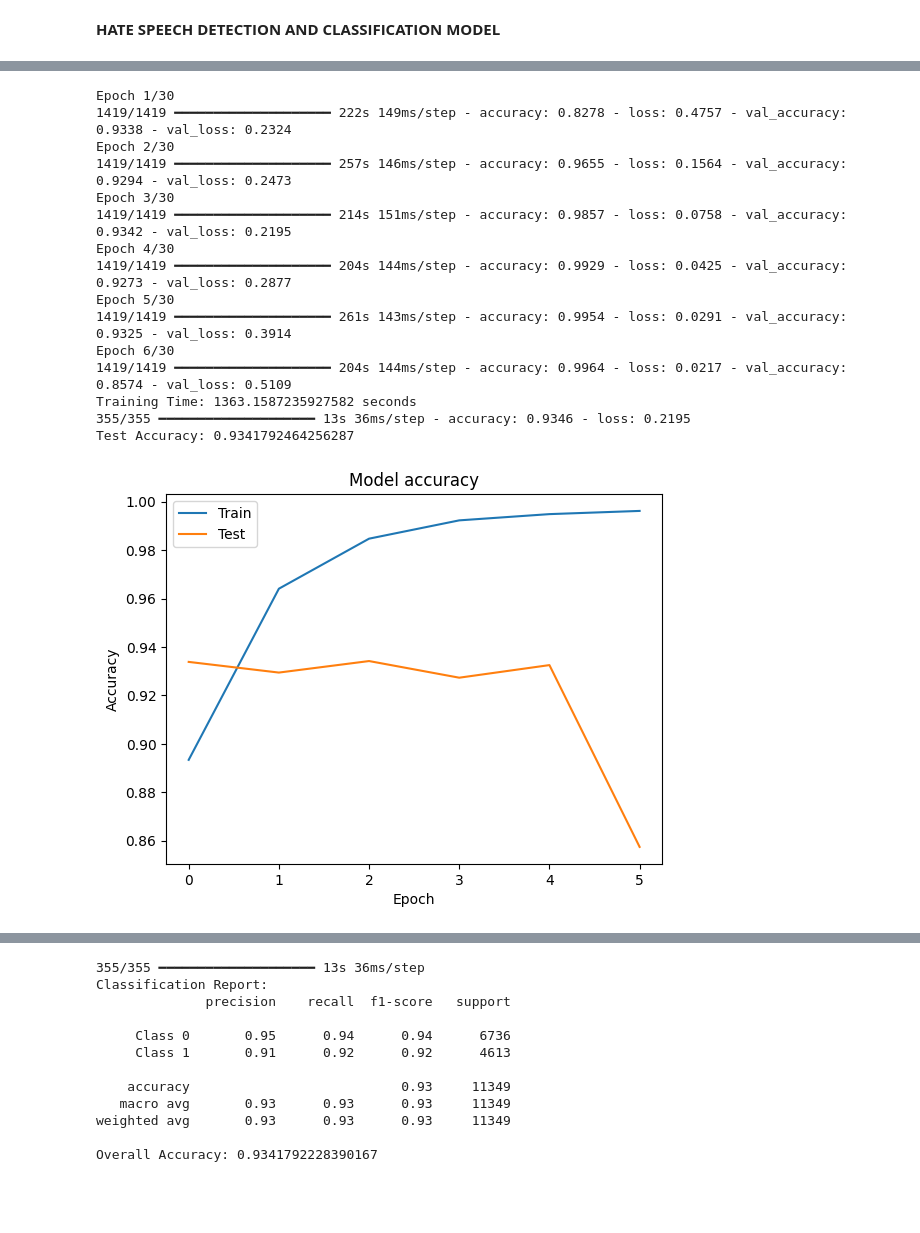
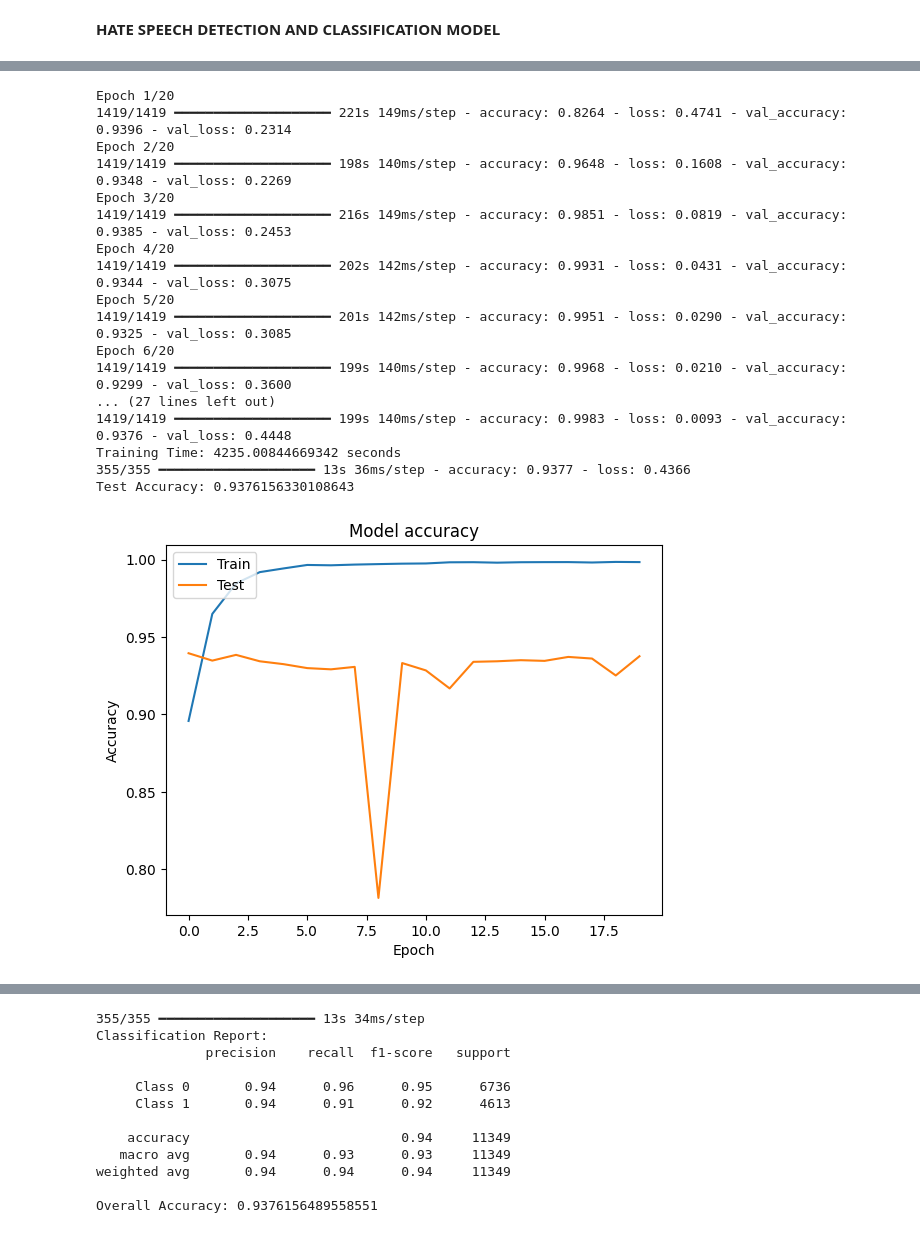
Before and after one commit to shivani-202/hate-speech-detection-and-classification-, a Jupyter notebook: HSD.ipynb, the cells around one changed output, grey strips where cells are left out. Drawn from its saved outputs; the diff is of its cells as text; code cells hidden in the pictures; blank space fills up the shorter version.

```diff
--- a/HSD.ipynb
+++ b/HSD.ipynb
@@ -76,13 +76,19 @@ model.add(Dense(2, activation='softmax', kernel_regularizer=l2(0.001)))
 model.compile(loss='categorical_crossentropy', optimizer=Adam(learning_rate=0.0001), metrics=['accuracy'])
 
 # Early stopping to prevent overfitting
-early_stopping = EarlyStopping(monitor='val_loss', patience=3, restore_best_weights=True)
+# early_stopping = EarlyStopping(monitor='val_loss', patience=3, restore_best_weights=True)
 
 # Measure training time
 start_time = time.time()
 
 # Train the model
-history = model.fit(X_train, y_train, epochs=30, batch_size=32, validation_data=(X_test, y_test), callbacks=[early_stopping])
+history = model.fit(X_train,
+                    y_train,
+                    epochs=20,
+                    batch_size=32,
+                    validation_data=(X_test, y_test),
+                    )
+# callbacks=[early_stopping]
 
 # Calculate time taken
 end_time = time.time()
@@ -97,46 +103,48 @@ print(f'Test Accuracy: {test_acc}')
 plt.plot(history.history['accuracy'])
 plt.plot(history.history['val_accuracy'])
 plt.title('Model accuracy')
 plt.ylabel('Accuracy')
 plt.xlabel('Epoch')
 plt.legend(['Train', 'Test'], loc='upper left')
 plt.show()
 
 # Plot training & validation loss
 plt.plot(history.history['loss'])
 plt.plot(history.history['val_loss'])
 plt.title('Model loss')
 plt.ylabel('Loss')
 plt.xlabel('Epoch')
 plt.legend(['Train', 'Test'], loc='upper left')
 plt.show()
 
 # Predictions for classification report
 y_pred = model.predict(X_test)
 y_pred_classes = tf.argmax(y_pred, axis=1)
 y_test_classes = tf.argmax(y_test, axis=1)
 
 # Generate evaluation metrics
 print("Classification Report:")
 print(classification_report(y_test_classes, y_pred_classes, target_names=['Class 0', 'Class 1']))
 
 # Overall accuracy
 overall_accuracy = accuracy_score(y_test_classes, y_pred_classes)
 print(f"Overall Accuracy: {overall_accuracy}")
 # %% [output]
-Epoch 1/30
-1419/1419 ━━━━━━━━━━━━━━━━━━━━ 222s 149ms/step - accuracy: 0.8278 - loss: 0.4757 - val_accuracy: 0.9338 - val_loss: 0.2324
-Epoch 2/30
-1419/1419 ━━━━━━━━━━━━━━━━━━━━ 257s 146ms/step - accuracy: 0.9655 - loss: 0.1564 - val_accuracy: 0.9294 - val_loss: 0.2473
-Epoch 3/30
-1419/1419 ━━━━━━━━━━━━━━━━━━━━ 214s 151ms/step - accuracy: 0.9857 - loss: 0.0758 - val_accuracy: 0.9342 - val_loss: 0.2195
-Epoch 4/30
-1419/1419 ━━━━━━━━━━━━━━━━━━━━ 204s 144ms/step - accuracy: 0.9929 - loss: 0.0425 - val_accuracy: 0.9273 - val_loss: 0.2877
-Epoch 5/30
-1419/1419 ━━━━━━━━━━━━━━━━━━━━ 261s 143ms/step - accuracy: 0.9954 - loss: 0.0291 - val_accuracy: 0.9325 - val_loss: 0.3914
-Epoch 6/30
-1419/1419 ━━━━━━━━━━━━━━━━━━━━ 204s 144ms/step - accuracy: 0.9964 - loss: 0.0217 - val_accuracy: 0.8574 - val_loss: 0.5109
-Training Time: 1363.1587235927582 seconds
-355/355 ━━━━━━━━━━━━━━━━━━━━ 13s 36ms/step - accuracy: 0.9346 - loss: 0.2195
-Test Accuracy: 0.9341792464256287
+Epoch 1/20
+1419/1419 ━━━━━━━━━━━━━━━━━━━━ 221s 149ms/step - accuracy: 0.8264 - loss: 0.4741 - val_accuracy: 0.9396 - val_loss: 0.2314
+Epoch 2/20
+1419/1419 ━━━━━━━━━━━━━━━━━━━━ 198s 140ms/step - accuracy: 0.9648 - loss: 0.1608 - val_accuracy: 0.9348 - val_loss: 0.2269
+Epoch 3/20
+1419/1419 ━━━━━━━━━━━━━━━━━━━━ 216s 149ms/step - accuracy: 0.9851 - loss: 0.0819 - val_accuracy: 0.9385 - val_loss: 0.2453
+Epoch 4/20
+1419/1419 ━━━━━━━━━━━━━━━━━━━━ 202s 142ms/step - accuracy: 0.9931 - loss: 0.0431 - val_accuracy: 0.9344 - val_loss: 0.3075
+Epoch 5/20
+1419/1419 ━━━━━━━━━━━━━━━━━━━━ 201s 142ms/step - accuracy: 0.9951 - loss: 0.0290 - val_accuracy: 0.9325 - val_loss: 0.3085
+Epoch 6/20
+1419/1419 ━━━━━━━━━━━━━━━━━━━━ 199s 140ms/step - accuracy: 0.9968 - loss: 0.0210 - val_accuracy: 0.9299 - val_loss: 0.3600
+... (27 lines left out)
+1419/1419 ━━━━━━━━━━━━━━━━━━━━ 199s 140ms/step - accuracy: 0.9983 - loss: 0.0093 - val_accuracy: 0.9376 - val_loss: 0.4448
+Training Time: 4235.00844669342 seconds
+355/355 ━━━━━━━━━━━━━━━━━━━━ 13s 36ms/step - accuracy: 0.9377 - loss: 0.4366
+Test Accuracy: 0.9376156330108643
-[figure, old version]
+[figure, new version]
@@ -144,12 +152,12 @@ Test Accuracy: 0.9341792464256287
-355/355 ━━━━━━━━━━━━━━━━━━━━ 13s 36ms/step
+355/355 ━━━━━━━━━━━━━━━━━━━━ 13s 34ms/step
 Classification Report:
               precision    recall  f1-score   support
 
-     Class 0       0.95      0.94      0.94      6736
-     Class 1       0.91      0.92      0.92      4613
+     Class 0       0.94      0.96      0.95      6736
+     Class 1       0.94      0.91      0.92      4613
 
-    accuracy                           0.93     11349
-   macro avg       0.93      0.93      0.93     11349
-weighted avg       0.93      0.93      0.93     11349
+    accuracy                           0.94     11349
+   macro avg       0.94      0.93      0.93     11349
+weighted avg       0.94      0.94      0.94     11349
 
-Overall Accuracy: 0.9341792228390167
+Overall Accuracy: 0.9376156489558551
```
Also changed, not shown: parts of 1 cell of this notebook.
